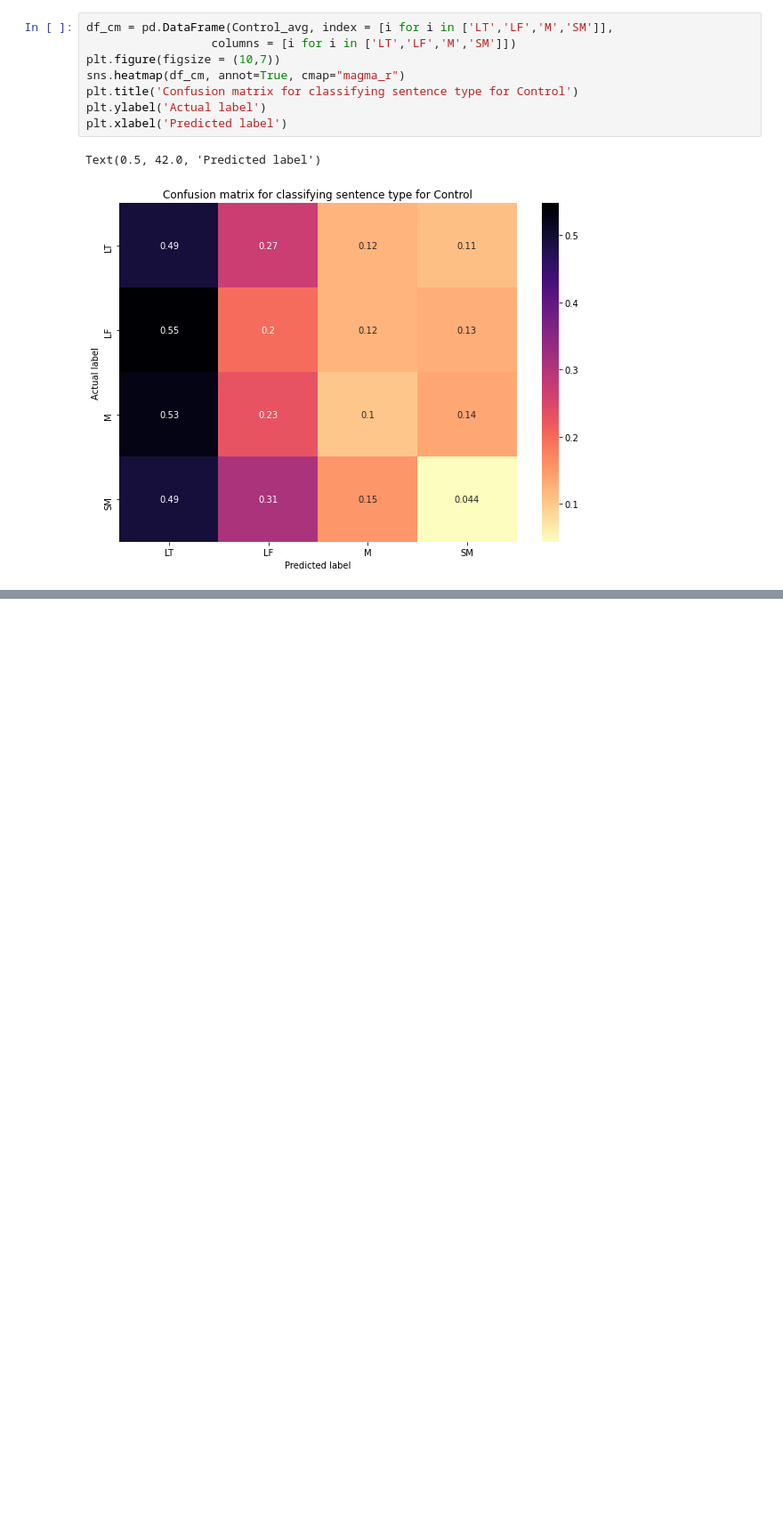
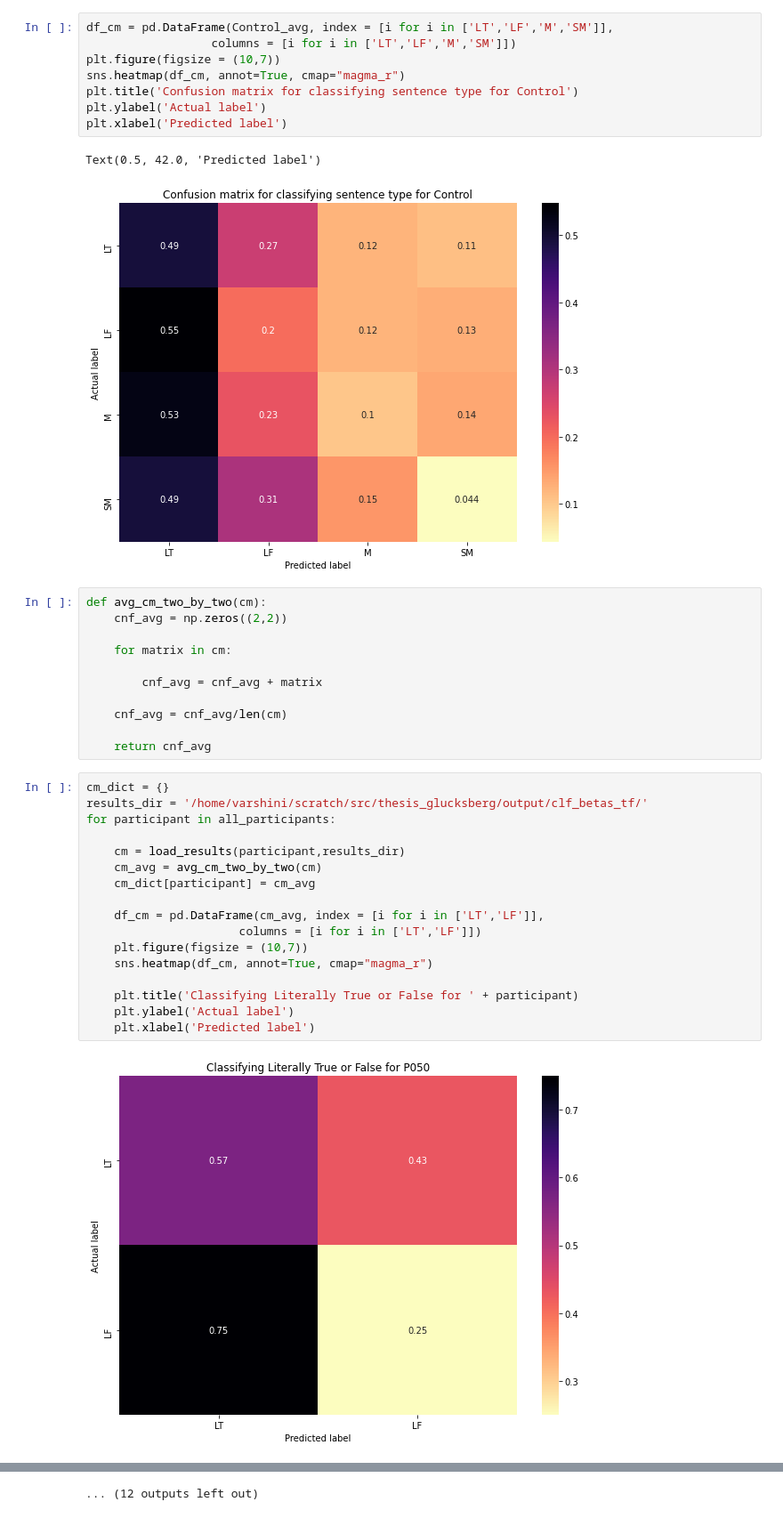
Before and after one commit to varshini-prakash/thesis_glucksberg, a Jupyter notebook: plot_confusion_matrices.ipynb, the cells around one changed output, grey strips where cells are left out. Shown at 89% size. Saved outputs shown, nothing was run; the diff lists cells and outputs as text; blank space fills up the shorter version.

```diff
--- a/plot_confusion_matrices.ipynb
+++ b/plot_confusion_matrices.ipynb
@@ -109,3 +109,33 @@ plt.xlabel('Predicted label')
 # %% [output]
 Text(0.5, 42.0, 'Predicted label')
 [figure]
+# %%
+def avg_cm_two_by_two(cm):
+    cnf_avg = np.zeros((2,2))
+
+    for matrix in cm:
+
+        cnf_avg = cnf_avg + matrix
+
+    cnf_avg = cnf_avg/len(cm)
+
+    return cnf_avg
+# %%
+cm_dict = {}
+results_dir = '/home/varshini/scratch/src/thesis_glucksberg/output/clf_betas_tf/'
+for participant in all_participants:
+
+    cm = load_results(participant,results_dir)
+    cm_avg = avg_cm_two_by_two(cm)
+    cm_dict[participant] = cm_avg
+
+    df_cm = pd.DataFrame(cm_avg, index = [i for i in ['LT','LF']],
+                      columns = [i for i in ['LT','LF']])
+    plt.figure(figsize = (10,7))
+    sns.heatmap(df_cm, annot=True, cmap="magma_r")
+
+    plt.title('Classifying Literally True or False for ' + participant)
+    plt.ylabel('Actual label')
+    plt.xlabel('Predicted label')
+# %% [output]
+[figure, added]
@@ -111,0 +153 @@ Text(0.5, 42.0, 'Predicted label')
+... (12 outputs left out)
```
Also changed, not shown: parts of 4 cells of this notebook.
